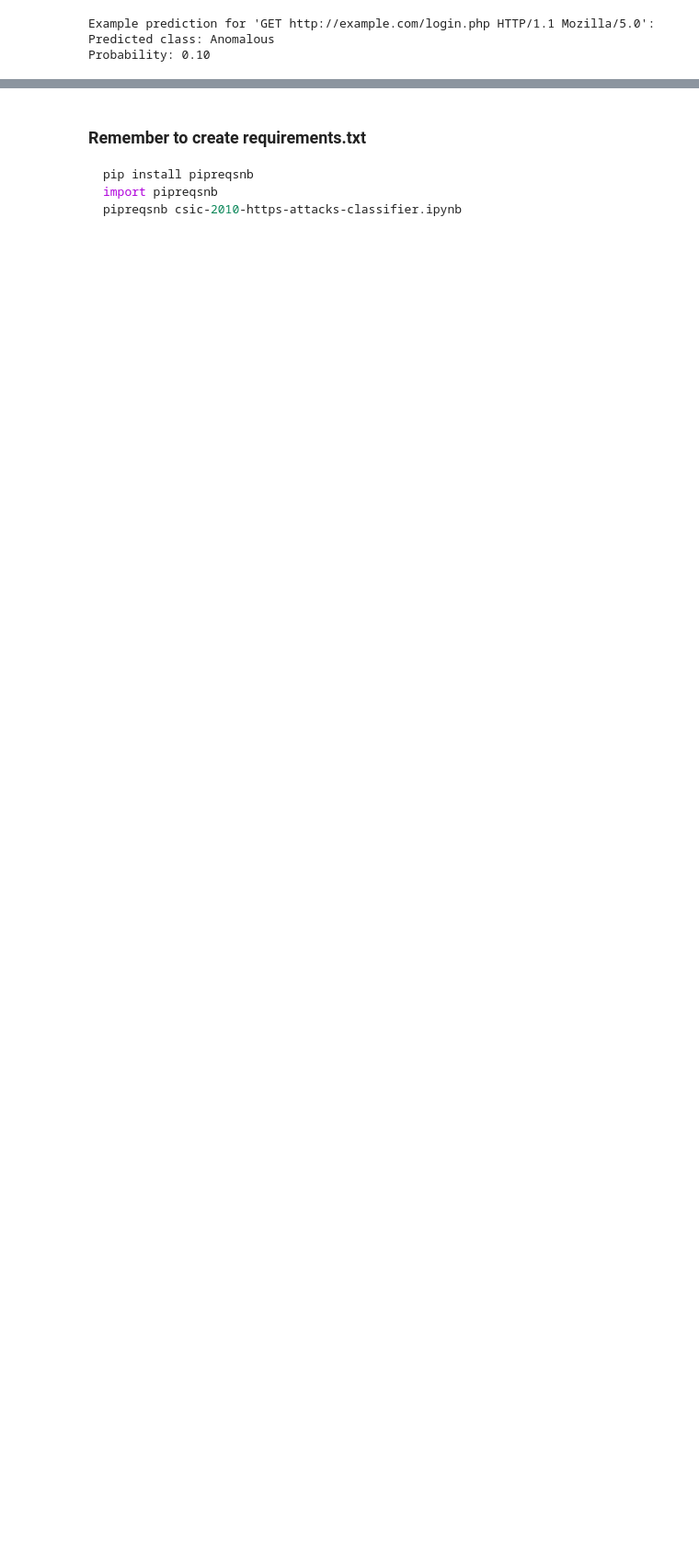
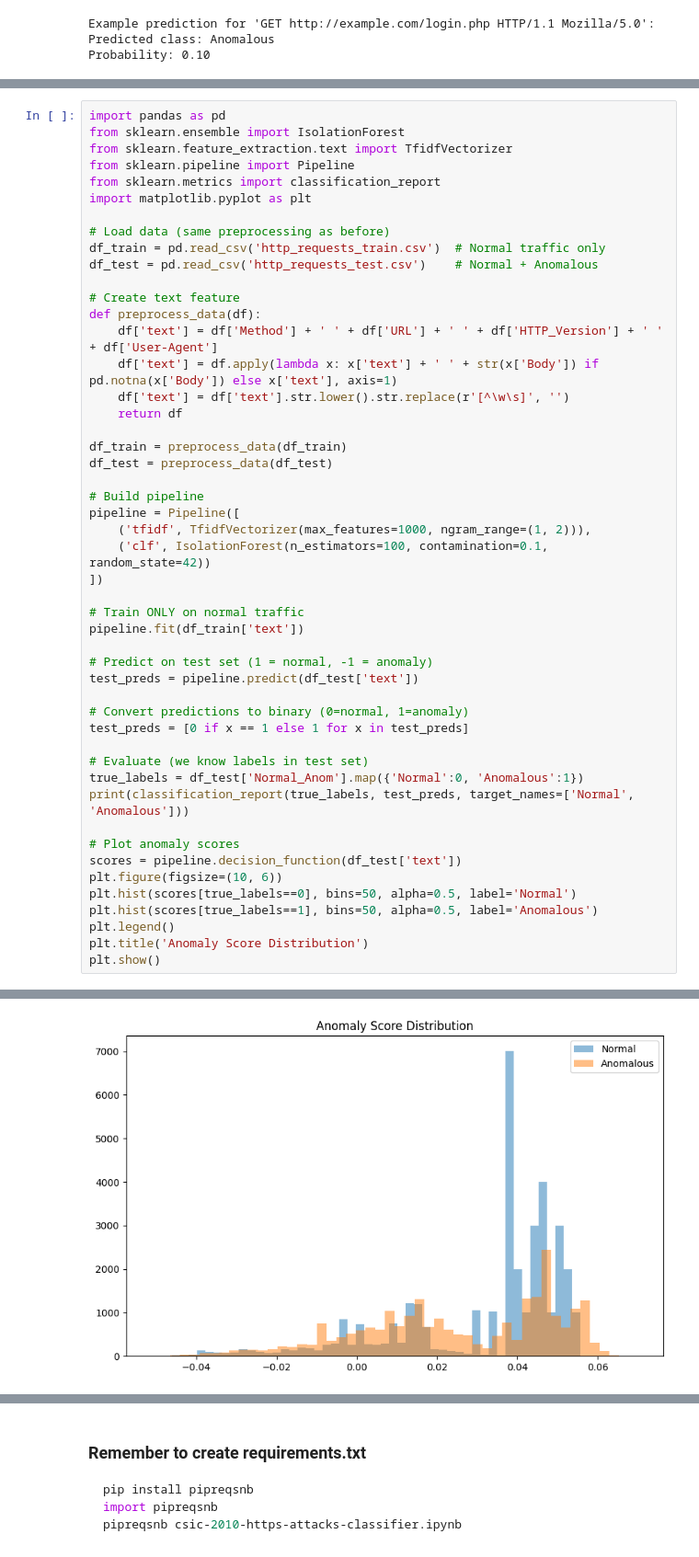
Before and after one commit to realivanivani/net-traffic-classifier, a Jupyter notebook: notebook/csic-2010-https-attacks-classifier.ipynb, the cells around one changed output, grey strips where cells are left out. Shown at 92% size. Drawn from its saved outputs; the diff is of its cells as text; blank space fills up the shorter version.

```diff
--- a/notebook/csic-2010-https-attacks-classifier.ipynb
+++ b/notebook/csic-2010-https-attacks-classifier.ipynb
@@ -285,0 +305,50 @@ Probability: 0.10
+# %%
+import pandas as pd
+from sklearn.ensemble import IsolationForest
+from sklearn.feature_extraction.text import TfidfVectorizer
+from sklearn.pipeline import Pipeline
+from sklearn.metrics import classification_report
+import matplotlib.pyplot as plt
+
+# Load data (same preprocessing as before)
+df_train = pd.read_csv('http_requests_train.csv')  # Normal traffic only
+df_test = pd.read_csv('http_requests_test.csv')    # Normal + Anomalous
+
+# Create text feature
+def preprocess_data(df):
+    df['text'] = df['Method'] + ' ' + df['URL'] + ' ' + df['HTTP_Version'] + ' ' + df['User-Agent']
+    df['text'] = df.apply(lambda x: x['text'] + ' ' + str(x['Body']) if pd.notna(x['Body']) else x['text'], axis=1)
+    df['text'] = df['text'].str.lower().str.replace(r'[^\w\s]', '')
+    return df
+
+df_train = preprocess_data(df_train)
+df_test = preprocess_data(df_test)
+
+# Build pipeline
+pipeline = Pipeline([
+    ('tfidf', TfidfVectorizer(max_features=1000, ngram_range=(1, 2))),
+    ('clf', IsolationForest(n_estimators=100, contamination=0.1, random_state=42))
+])
+
+# Train ONLY on normal traffic
+pipeline.fit(df_train['text'])
+
+# Predict on test set (1 = normal, -1 = anomaly)
+test_preds = pipeline.predict(df_test['text'])
+
+# Convert predictions to binary (0=normal, 1=anomaly)
+test_preds = [0 if x == 1 else 1 for x in test_preds]
+
+# Evaluate (we know labels in test set)
+true_labels = df_test['Normal_Anom'].map({'Normal':0, 'Anomalous':1})
+print(classification_report(true_labels, test_preds, target_names=['Normal', 'Anomalous']))
+
+# Plot anomaly scores
+scores = pipeline.decision_function(df_test['text'])
+plt.figure(figsize=(10, 6))
+plt.hist(scores[true_labels==0], bins=50, alpha=0.5, label='Normal')
+plt.hist(scores[true_labels==1], bins=50, alpha=0.5, label='Anomalous')
+plt.legend()
+plt.title('Anomaly Score Distribution')
+plt.show()
+# %% [output]
@@ -285,0 +363 @@ Probability: 0.10
+[figure, added]
```
Also changed, not shown: parts of 11 cells of this notebook.
